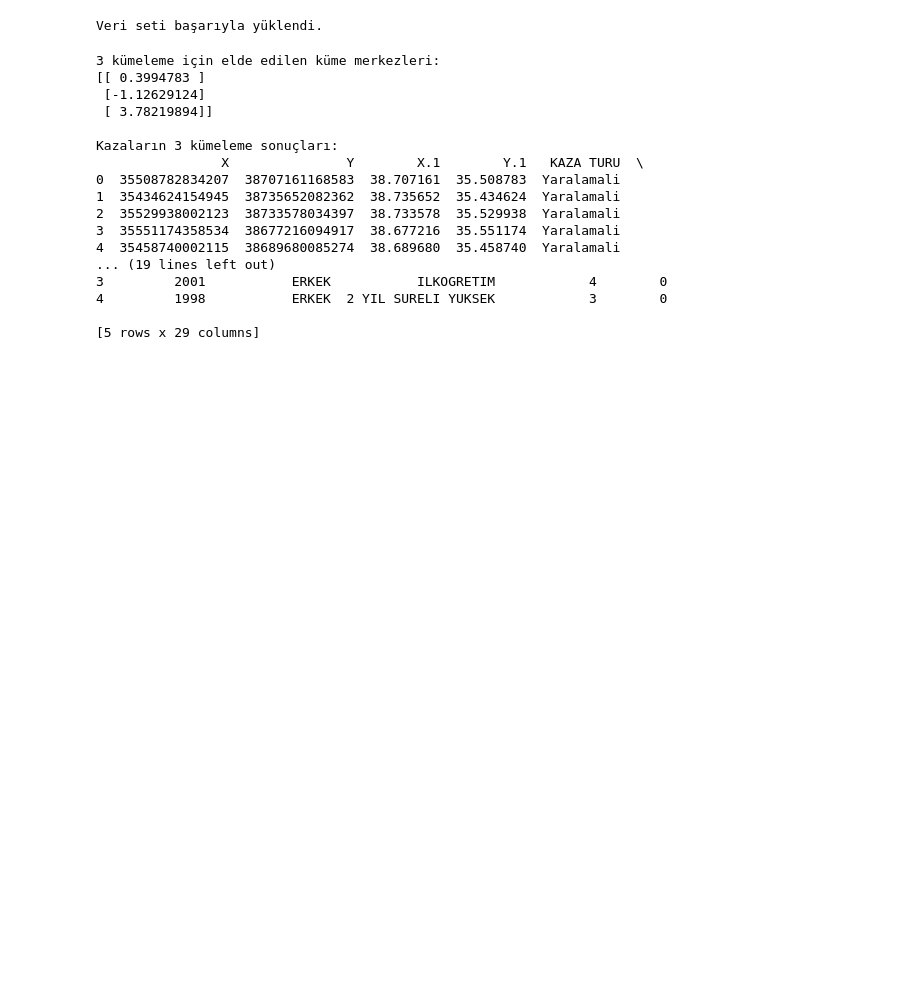
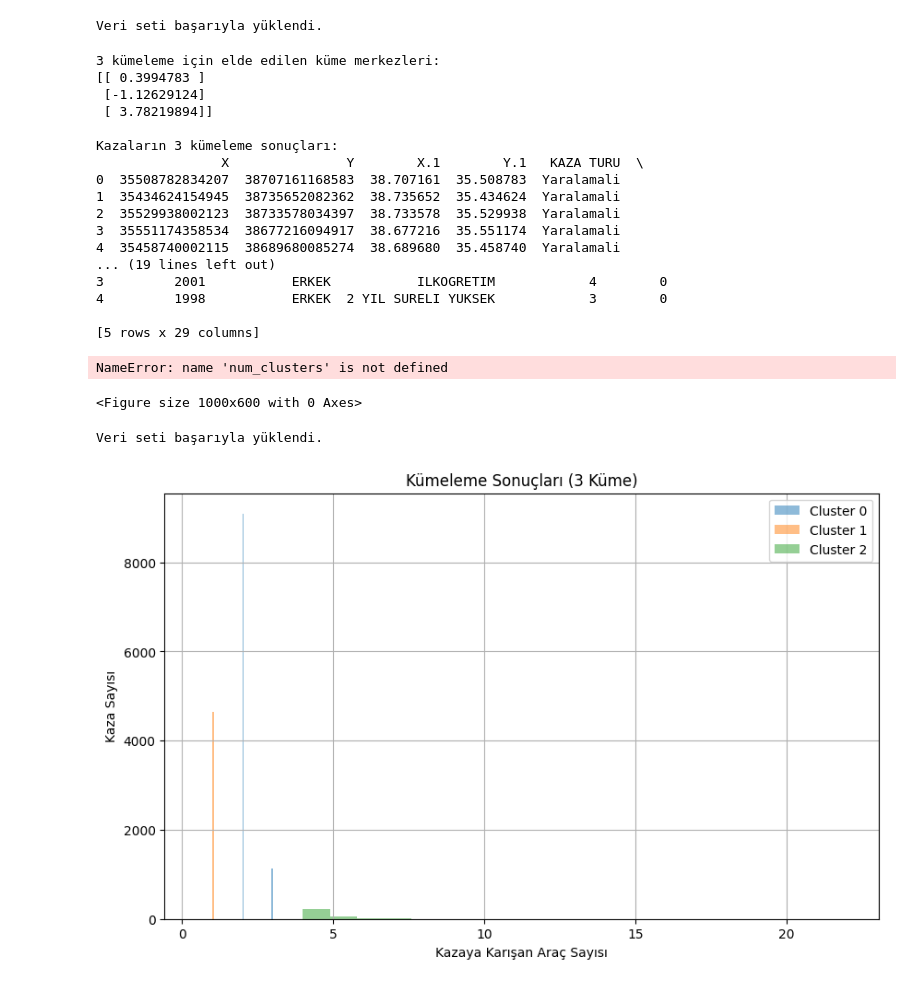
Before and after one commit to FehmiTahsinDemirkan/Big-Data101, a Jupyter notebook: crush-analyst.ipynb, the cells around one changed output. Cells and saved outputs as stored; diff of their text form; code cells hidden in the pictures; blank space fills up the shorter version.

```diff
--- a/crush-analyst.ipynb
+++ b/crush-analyst.ipynb
@@ -63,3 +63,76 @@ Kazaların 3 kümeleme sonuçları:
 4         1998           ERKEK  2 YIL SURELI YUKSEK            3        0
 
 [5 rows x 29 columns]
+# %%
+import matplotlib.pyplot as plt
+
+# Her bir küme için kazaya karışan araç sayısının dağılımını gösteren histogramlar
+plt.figure(figsize=(10, 6))
+for i in range(num_clusters):
+    plt.hist(accident_data[accident_data['Cluster'] == i]['TASIT SAYISI'], bins=20, alpha=0.5, label=f'Cluster {i}')
+plt.xlabel('Kazaya Karışan Araç Sayısı')
+plt.ylabel('Kaza Sayısı')
+plt.title(f'Kümeleme Sonuçları ({num_clusters} Küme)')
+plt.legend()
+plt.grid(True)
+plt.show()
+# %% [output]
+NameError: name 'num_clusters' is not defined
+<Figure size 1000x600 with 0 Axes>
+# %%
+import pandas as pd
+import numpy as np
+import matplotlib.pyplot as plt
+from sklearn.impute import SimpleImputer
+from sklearn.preprocessing import StandardScaler
+from sklearn.cluster import KMeans
+
+# Veri setini yükle
+try:
+    file_path = r'C:\Users\fehmi\PycharmProjects\Big_Data101\kayseri_kaza_verileri.xlsx'
+    accident_data = pd.read_excel(file_path)
+    print("Veri seti başarıyla yüklendi.")
+except FileNotFoundError:
+    print("Belirtilen dosya bulunamadı.")
+    exit()
+except Exception as e:
+    print("Bir hata oluştu:", e)
+    exit()
+
+# Kazaya karışan araç sayısı sütununu seçme
+vehicle_count = accident_data[['TASIT SAYISI']]
+
+# Eksik değerleri doldurma
+imputer = SimpleImputer(strategy='median')
+vehicle_count_imputed = imputer.fit_transform(vehicle_count)
+
+# Ölçeklendirme
+scaler = StandardScaler()
+scaled_vehicle_count = scaler.fit_transform(vehicle_count_imputed)
+
+# K-means algoritması
+num_clusters = 3  # veya 5
+kmeans = KMeans(n_clusters=num_clusters, random_state=42)
+
+# Modeli veriye uygula ve kümeleme yap
+clusters = kmeans.fit_predict(scaled_vehicle_count)
+
+# Küme merkezlerini al
+cluster_centers = kmeans.cluster_centers_
+
+# Sonuçları veri setine ekle
+accident_data['Cluster'] = clusters
+
+# Her bir küme için kazaya karışan araç sayısının dağılımını gösteren histogramlar
+plt.figure(figsize=(10, 6))
+for i in range(num_clusters):
+    plt.hist(accident_data[accident_data['Cluster'] == i]['TASIT SAYISI'], bins=20, alpha=0.5, label=f'Cluster {i}')
+plt.xlabel('Kazaya Karışan Araç Sayısı')
+plt.ylabel('Kaza Sayısı')
+plt.title(f'Kümeleme Sonuçları ({num_clusters} Küme)')
+plt.legend()
+plt.grid(True)
+plt.show()
+# %% [output]
+Veri seti başarıyla yüklendi.
+[figure, added]
```
Also changed, not shown: 4 other files.
